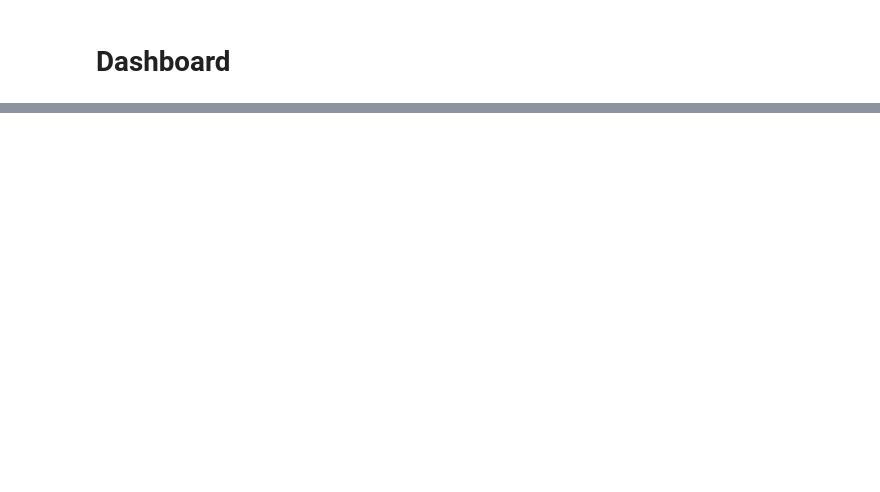
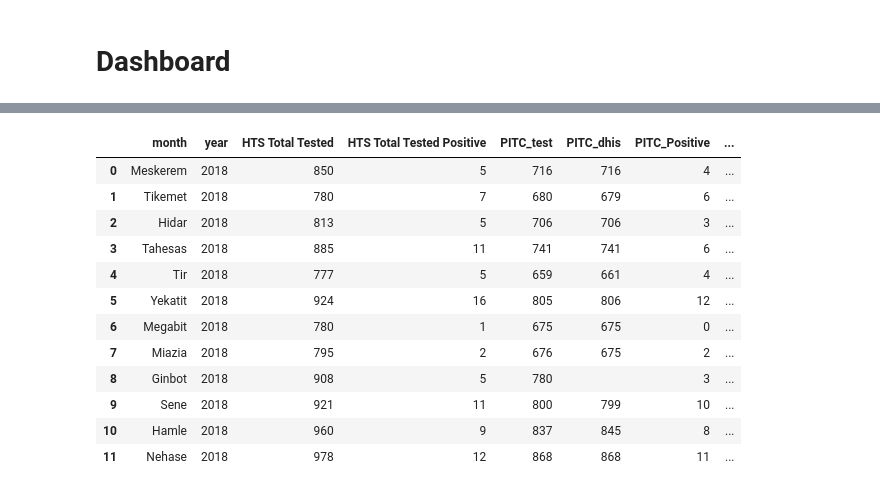
Before and after one commit to solomon7-data/Athlete, a Jupyter notebook: Practice.ipynb, the cells around one changed output, grey strips where cells are left out. Cells and saved outputs as stored; diff of their text form; code cells hidden in the pictures; blank space fills up the shorter version.

```diff
--- a/Practice.ipynb
+++ b/Practice.ipynb
@@ -550,0 +633,3 @@ WARNING:matplotlib.font_manager:findfont: Font family 'Times New Roman' not foun
+# %%
+ptqit = ptqit.drop(columns = ['dataid','datacode','datadescription',])
+ptqit.head()
@@ -550,0 +715,14 @@ WARNING:matplotlib.font_manager:findfont: Font family 'Times New Roman' not foun
+# %%
+integer = ['Inpatient_Tested', 'Inpatient_Positive', 'Pediatrics_Tested',
+       'Pediatrics_Positive', 'HTS_Malnutrition Clinic _HIV Tested',
+       'HTS_Malnutrition Clinic_HIV Testeded Positive', 'HTS_STI _HIV Tested',
+       'HTS_STI_HIV Testeded Positive', 'Emergency_tested',
+       'Emergency_Positive', 'HTS_SNS _HIV Tested',
+       'HTS_SNS_HIV Testeded Positive', 'VCT_Tested', 'VCT_Positive',
+       'TB_Tested', 'TB_Positive', 'Other_OPD_Tested', 'Other_OPD_Positive',
+       'ANC1_Tested', 'ANC1_Pos', 'Post_ANC1_Tested', 'Post_ANC1_Pos',
+       'HTS_Post ANC1: Breastfeeding _HIV Tested',
+       'HTS_Post ANC1: Breastfeeding_HIV Testeded Positive', 'Ict_tesed',
+       'Ict_tesed_positive', 'HTS Total Tested', 'HTS Total Tested Positive',
+       'PITC_test', 'PITC_Positive']
+ptqit[integer] = ptqit[integer].apply(pd.to_numeric, errors='coerce').astype('Int64')
@@ -550,0 +749,41 @@ WARNING:matplotlib.font_manager:findfont: Font family 'Times New Roman' not foun
+# %%
+# sort order of columns
+compare = compare[['month', 'year','HTS Total Tested', 'HTS Total Tested Positive','PITC_test','PITC_dhis','PITC_Positive','PITC_Pos_dhis','VCT_Tested','VCT_dhis','VCT_Positive','VCT_Pos_dhis',
+                          'Ict_tesed','ICT_Testd_dhis','Ict_tesed_positive','ICT_Pos_dhis',
+                          'ANC1_Tested', 'ANC1_Pos','ICT_offered_dhis', 'Elicited_dhis',
+                 'ICT_known_dhis', 'Self_Test_dhis', 'TX_New_dhis', 'Post_ANC1_Tested', 'Post_ANC1_Pos',
+                          'TB_Tested', 'TB_Positive','Linked_dhis', 'Initiated_dhis', 'known_dhis', 'Lost_dhis', 'Referred_dhis',
+                 'Died_dhis', 'Others_dhis', 'Other_DSD_dhis', 'AHD_dhis', 'Number of ART clients restarted ARV treatment in the reporting period_dhis',
+                 'Number of individuals receiving Pre-Exposure Prophylaxis_dhis', 'PrEP (New individuals newly enrolled on PrEP) by age and Sex_dhis',
+                 'PrEP (New individuals newly enrolled on PrEP) by Client Category_dhis', 'Discordant Couple_dhis', 'CSW_1_dhis', 'PrEP_dhis',
+                 'Prep_Curr_dhis', 'By Client Category_dhis', 'TB_Screened_dhis', 'TB_Screened_new_dhis', 'Presumptive_TB_dhis',
+                 'Number of PLHIVs PREVIOUSLY on ART and screened for TB_dhis', 'TB_RX_dhis','month_dhis', 'year_dhis']]
+# %%
+pairs = [('VCT_Tested','VCT_dhis'), ('VCT_Positive','VCT_Pos_dhis'),('PITC_test','PITC_dhis'),('PITC_Positive','PITC_Pos_dhis'),
+        ('TB_Tested','TB_Screened_dhis'), ('TB_Positive','TB_Screened_new_dhis'),
+       ('Ict_tesed','ICT_Testd_dhis'), ('Ict_tesed_positive','ICT_Pos_dhis')]
+
+def highlight_differences(row):
+    styles = pd.Series('', index=row.index)
+    for col1, col2 in pairs:
+        a, b = row[col1], row[col2]
+        if pd.notna(a) and pd.notna(b) and a != b:
+            styles[col1] = 'color: red; font-weight: bold'
+            styles[col2] = 'color: red; font-weight: bold'
+    return styles
+
+compare.round(0).style.apply(highlight_differences, axis=1)
+# %% [output]
+|  | month | year | HTS Total Tested | HTS Total Tested Positive | PITC_test | PITC_dhis | PITC_Positive | ... |
+| 0 | Meskerem | 2018 | 850 | 5 | 716 | 716 | 4 | ... |
+| 1 | Tikemet | 2018 | 780 | 7 | 680 | 679 | 6 | ... |
+| 2 | Hidar | 2018 | 813 | 5 | 706 | 706 | 3 | ... |
+| 3 | Tahesas | 2018 | 885 | 11 | 741 | 741 | 6 | ... |
+| 4 | Tir | 2018 | 777 | 5 | 659 | 661 | 4 | ... |
+| 5 | Yekatit | 2018 | 924 | 16 | 805 | 806 | 12 | ... |
+| 6 | Megabit | 2018 | 780 | 1 | 675 | 675 | 0 | ... |
+| 7 | Miazia | 2018 | 795 | 2 | 676 | 675 | 2 | ... |
+| 8 | Ginbot | 2018 | 908 | 5 | 780 |  | 3 | ... |
+| 9 | Sene | 2018 | 921 | 11 | 800 | 799 | 10 | ... |
+| 10 | Hamle | 2018 | 960 | 9 | 837 | 845 | 8 | ... |
+| 11 | Nehase | 2018 | 978 | 12 | 868 | 868 | 11 | ... |
```
Also changed, not shown: parts of 22 cells of this notebook.
